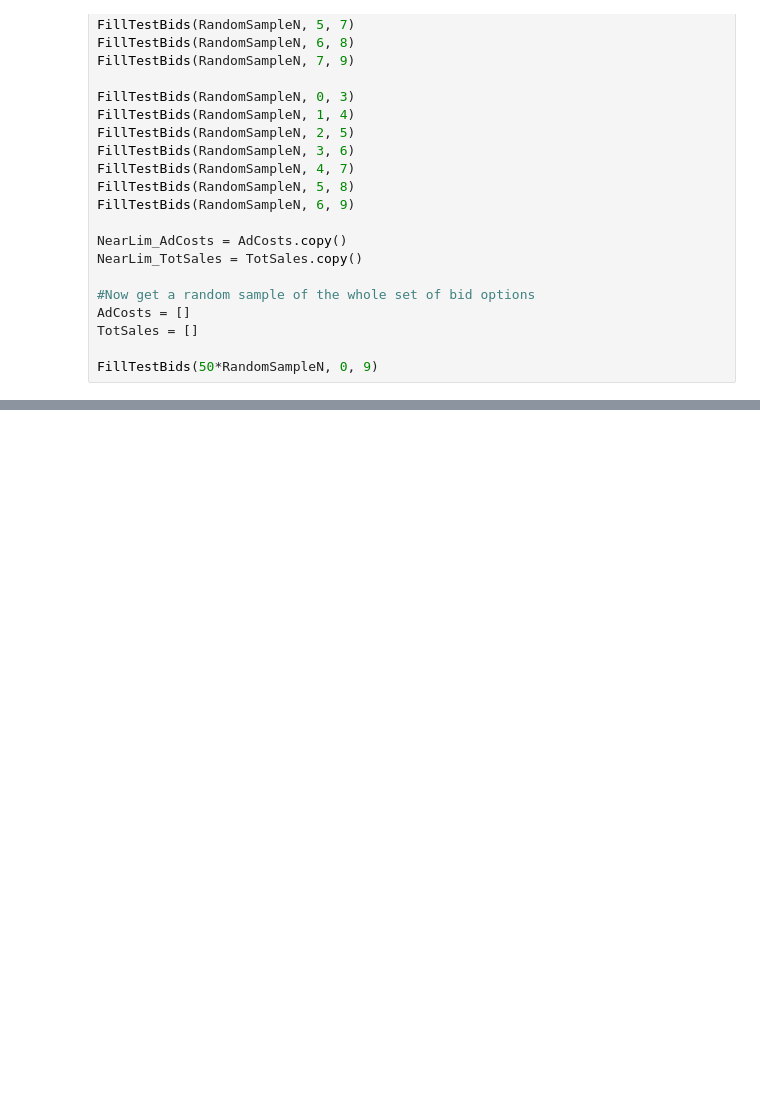
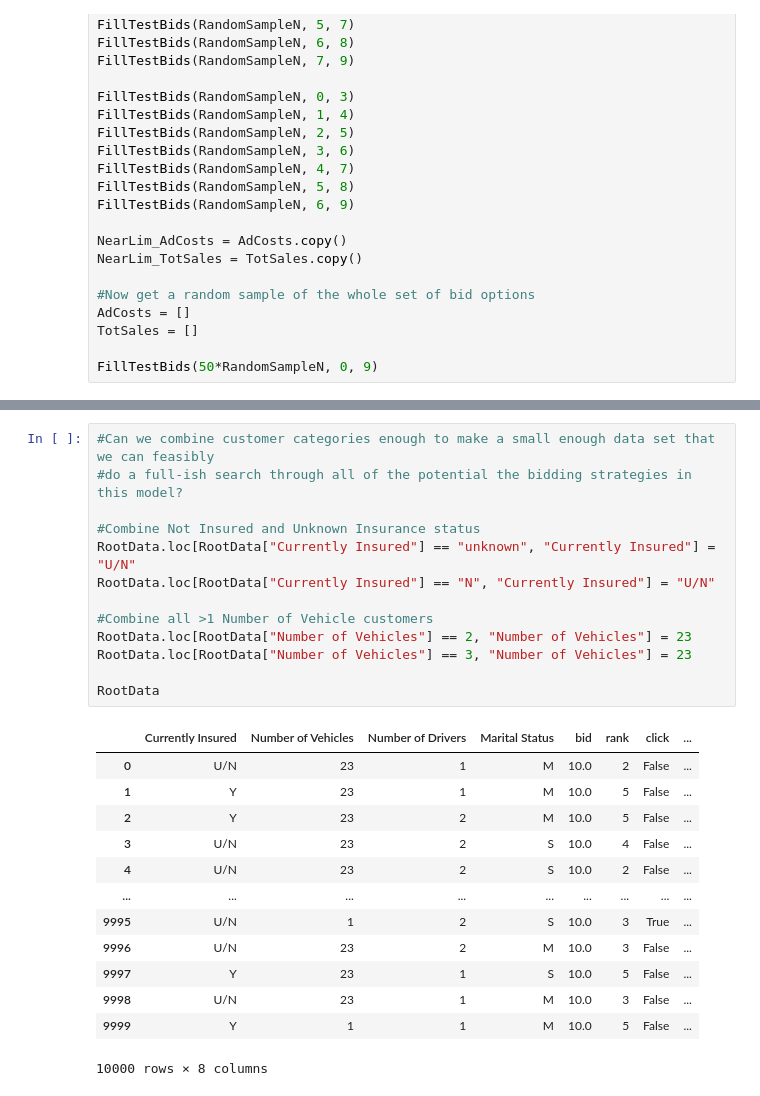
Before and after one commit to rdp135/Root_Insurance, a Jupyter notebook: SimplePricingModel.ipynb, the cells around one changed output, grey strips where cells are left out. Cells and saved outputs as stored; diff of their text form; blank space fills up the shorter version.

```diff
--- a/SimplePricingModel.ipynb
+++ b/SimplePricingModel.ipynb
@@ -589,0 +592,27 @@ plt.show()
+# %%
+#Can we combine customer categories enough to make a small enough data set that we can feasibly
+#do a full-ish search through all of the potential the bidding strategies in this model?
+
+#Combine Not Insured and Unknown Insurance status
+RootData.loc[RootData["Currently Insured"] == "unknown", "Currently Insured"] = "U/N"
+RootData.loc[RootData["Currently Insured"] == "N", "Currently Insured"] = "U/N"
+
+#Combine all >1 Number of Vehicle customers
+RootData.loc[RootData["Number of Vehicles"] == 2, "Number of Vehicles"] = 23
+RootData.loc[RootData["Number of Vehicles"] == 3, "Number of Vehicles"] = 23
+
+RootData
+# %% [output]
+|  | Currently Insured | Number of Vehicles | Number of Drivers | Marital Status | bid | rank | click | ... |
+| 0 | U/N | 23 | 1 | M | 10.0 | 2 | False | ... |
+| 1 | Y | 23 | 1 | M | 10.0 | 5 | False | ... |
+| 2 | Y | 23 | 2 | M | 10.0 | 5 | False | ... |
+| 3 | U/N | 23 | 2 | S | 10.0 | 4 | False | ... |
+| 4 | U/N | 23 | 2 | S | 10.0 | 2 | False | ... |
+| ... | ... | ... | ... | ... | ... | ... | ... | ... |
+| 9995 | U/N | 1 | 2 | S | 10.0 | 3 | True | ... |
+| 9996 | U/N | 23 | 2 | M | 10.0 | 3 | False | ... |
+| 9997 | Y | 23 | 1 | S | 10.0 | 5 | False | ... |
+| 9998 | U/N | 23 | 1 | M | 10.0 | 3 | False | ... |
+| 9999 | Y | 1 | 1 | M | 10.0 | 5 | False | ... |
+10000 rows × 8 columns
```
Also changed, not shown: parts of 8 cells of this notebook.
